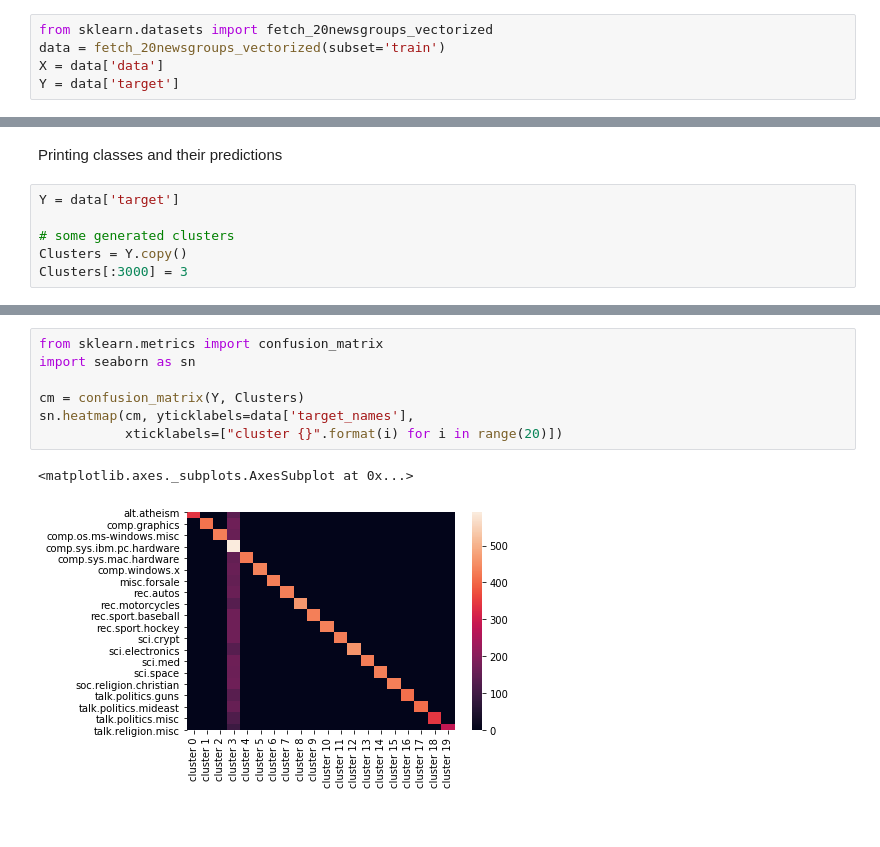
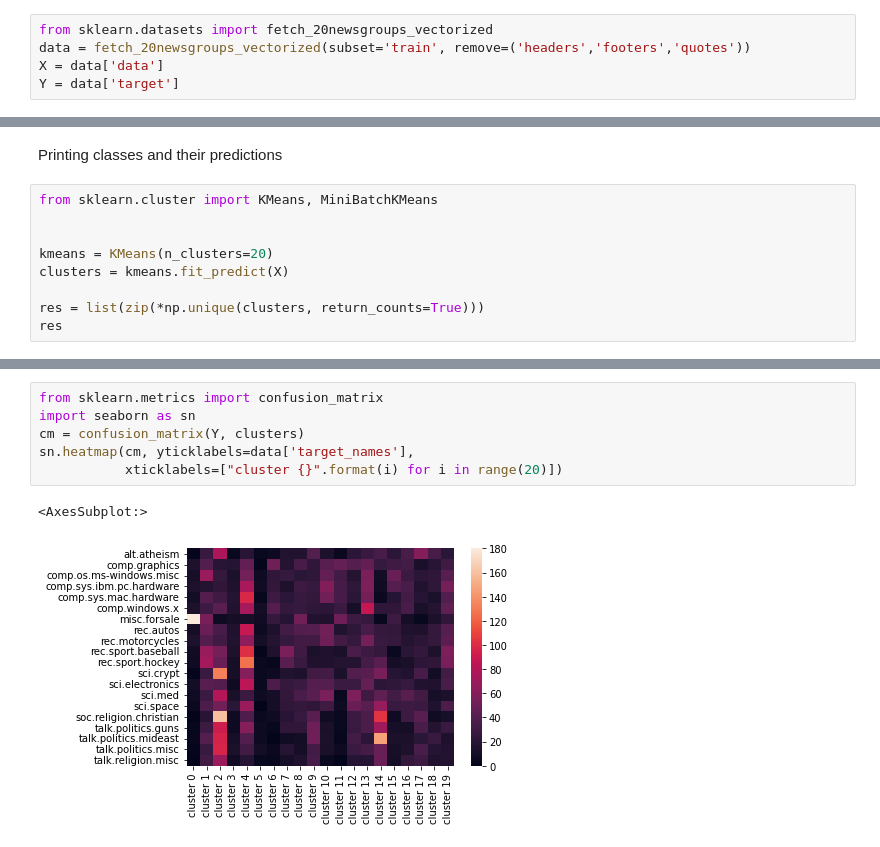
Before and after one commit to Basirulislam/Assignment_2, a Jupyter notebook: Assignment 2.ipynb, the cells around one changed output, grey strips where cells are left out. Cells and saved outputs as stored; diff of their text form.

```diff
--- a/Assignment 2.ipynb
+++ b/Assignment 2.ipynb
@@ -144,6 +114,6 @@ twenty_newsgroup_to_csv()
 20 News Groups dataset
 # %%
 from sklearn.datasets import fetch_20newsgroups_vectorized
-data = fetch_20newsgroups_vectorized(subset='train')
+data = fetch_20newsgroups_vectorized(subset='train', remove=('headers','footers','quotes'))
 X = data['data']
 Y = data['target']
@@ -153,8 +120,11 @@ Downloading dataset from https://ndownloader.figshare.com/files/5975967 (14 MB)
 # %% [markdown]
 Printing classes and their predictions
-# %%
-Y = data['target']
-
-# some generated clusters
-Clusters = Y.copy()
-Clusters[:3000] = 3
+# %%
+from sklearn.cluster import KMeans, MiniBatchKMeans
+
+
+kmeans = KMeans(n_clusters=20)
+clusters = kmeans.fit_predict(X)
+
+res = list(zip(*np.unique(clusters, return_counts=True)))
+res
@@ -161,10 +152,9 @@ Clusters[:3000] = 3
 # %%
 from sklearn.metrics import confusion_matrix
 import seaborn as sn
-
-cm = confusion_matrix(Y, Clusters)
+cm = confusion_matrix(Y, clusters)
 sn.heatmap(cm, yticklabels=data['target_names'],
            xticklabels=["cluster {}".format(i) for i in range(20)])
 # %% [output]
-<matplotlib.axes._subplots.AxesSubplot at 0x...>
+<AxesSubplot:>
-[figure, old version]
+[figure, new version]
```
Also changed, not shown: parts of 15 cells of this notebook.
